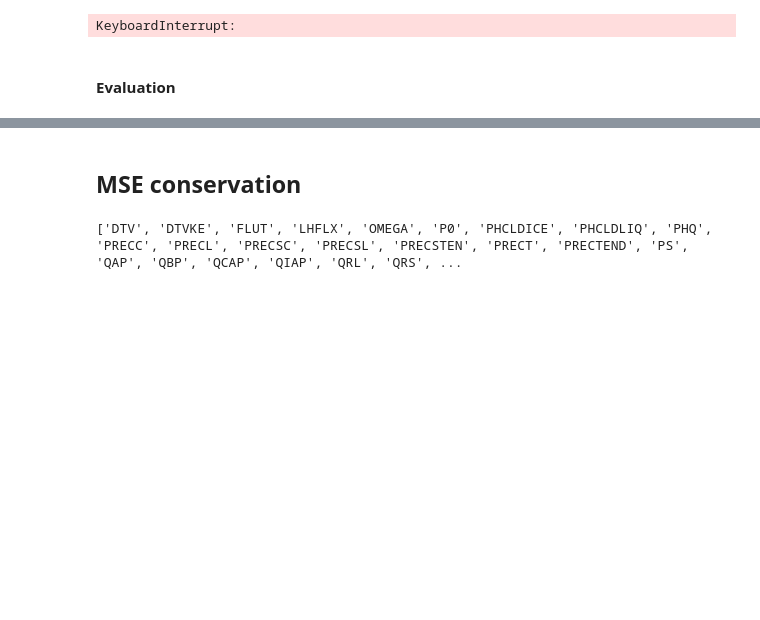
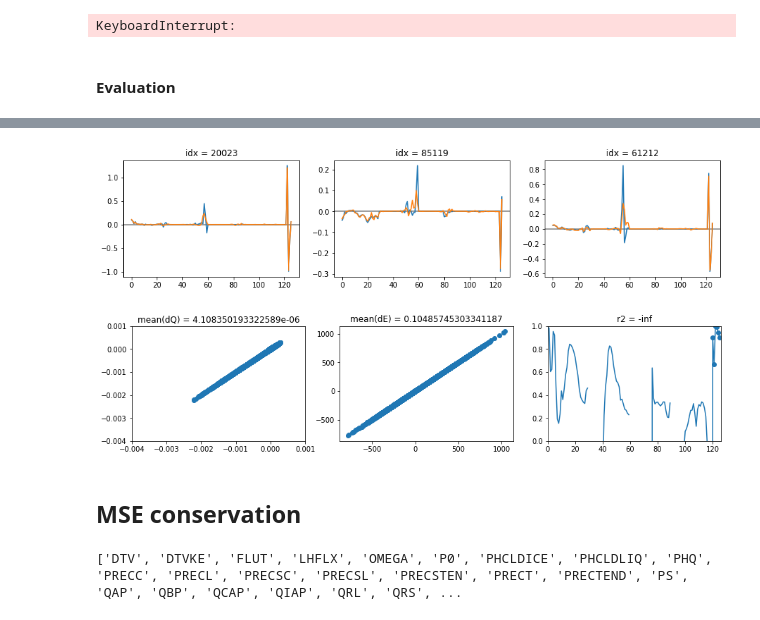
Before and after one commit to raspstephan/CBRAIN-CAM, a Jupyter notebook: notebooks/dev/energy_conservation-nn.ipynb, the cells around one changed output, grey strips where cells are left out. Drawn from its saved outputs; the diff is of its cells as text; code cells hidden in the pictures; blank space fills up the shorter version.

```diff
--- a/notebooks/dev/energy_conservation-nn.ipynb
+++ b/notebooks/dev/energy_conservation-nn.ipynb
@@ -379,3 +480,10 @@ check_preds(net)
+# %%
+ppe = np_E_layer([x_val, raw])
+# %%
+check_preds(None, preds=ppe)
+# %% [output]
+[figure, added]
+[figure, added]
 # %% [markdown]
 ## MSE conservation
 # %%
```
Also changed, not shown: parts of 12 cells of this notebook.
